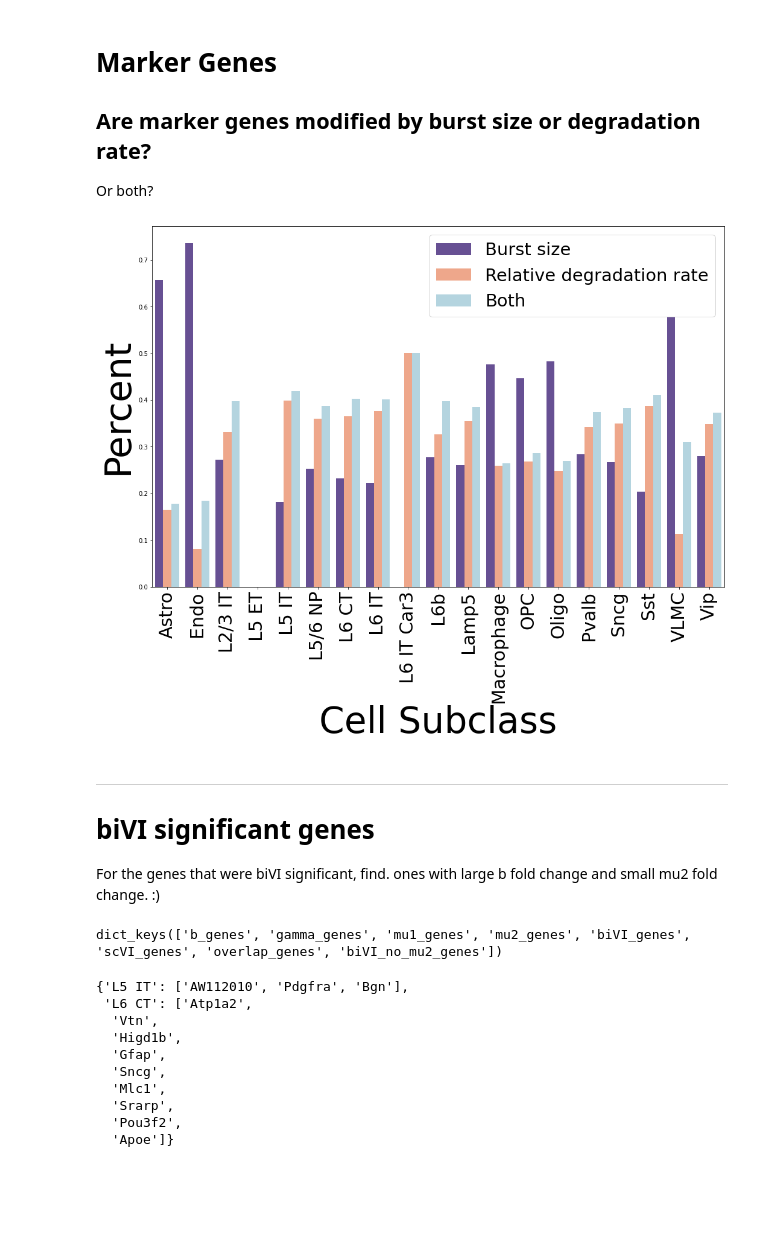
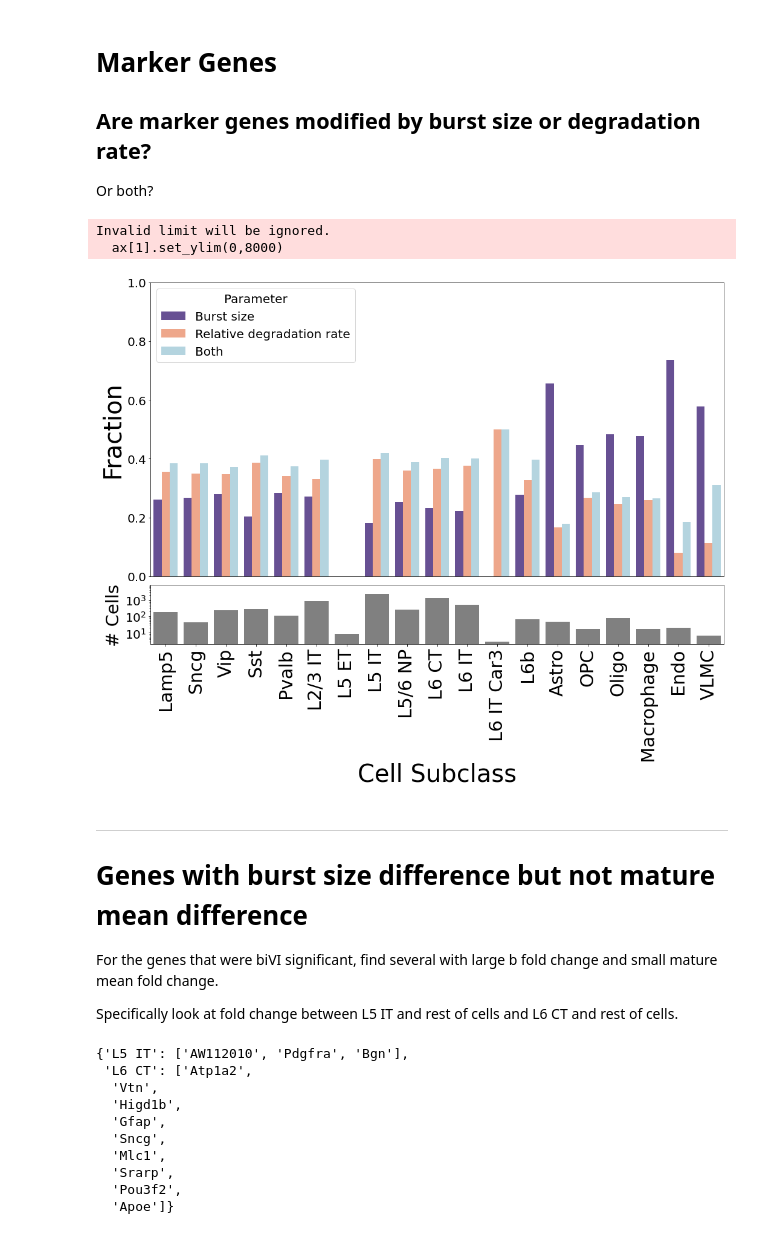
Before and after one commit to pachterlab/CGCCP_2023, a Jupyter notebook: Code/Notebooks/Analysis4_DifferentialExpression.ipynb, the cells around one changed output. Cells and saved outputs as stored; diff of their text form; code cells hidden in the pictures; blank space fills up the shorter version.

```diff
--- a/Code/Notebooks/Analysis4_DifferentialExpression.ipynb
+++ b/Code/Notebooks/Analysis4_DifferentialExpression.ipynb
@@ -383,9 +311,9 @@ plt.savefig(f'../../results/{name}_figs/biVI_DE_genes.png',bbox_inches='tight')
 Or both?
 # %%
 # store significant differentially expressed genes
-compare_b_gamma_dict = {ct : {} for ct in cluster_labels}
+compare_b_gamma_dict = {ct : {} for ct in unique_subclasses}
 
-for ct in cluster_labels:
+for ct in unique_subclasses:
     b_X = [g for g in sig_dict[ct]['b_genes'] if g not in sig_dict[ct]['gamma_genes']]
     gamma_X = [g for g in sig_dict[ct]['gamma_genes'] if g not in sig_dict[ct]['b_genes']]
     both = sig_dict[ct]['biVI_genes']
@@ -401,32 +329,51 @@ for ct in cluster_labels:
         compare_b_gamma_dict[ct]['Both'] = 0
 # %%
 df_ = pd.DataFrame(compare_b_gamma_dict).T.reset_index(inplace=False)
-df_1 = pd.DataFrame({'Cell Type' : df_['index'],'Percent' : df_['Burst size'], 'Parameter' : ['Burst size']*19})
-df_2 = pd.DataFrame({'Cell Type' : df_['index'],'Percent' : df_['Relative degradation rate'], 'Parameter' : ['Relative degradation rate']*19})
-df_3 = pd.DataFrame({'Cell Type' : df_['index'],'Percent' : df_['Both'], 'Parameter' : ['Both']*19})
+df_1 = pd.DataFrame({'Cell Sublcass' : df_['index'],'Fraction' : df_['Burst size'], 'Parameter' : ['Burst size']*19})
+df_2 = pd.DataFrame({'Cell Sublcass' : df_['index'],'Fraction' : df_['Relative degradation rate'], 'Parameter' : ['Relative degradation rate']*19})
+df_3 = pd.DataFrame({'Cell Sublcass' : df_['index'],'Fraction' : df_['Both'], 'Parameter' : ['Both']*19})
 df_plot = pd.concat([df_1,df_2,df_3],axis=0)
-# %%
-
-plt.figure(figsize = (17,11))
-plt.xticks(rotation = 90, fontsize = 30)
-sns.barplot(x='Cell Type', y='Percent', hue='Parameter', data=df_plot, palette = [cmap(200),'lightsalmon','lightblue'])
-plt.legend(loc='upper right', fontsize = 29)#bbox_to_anchor=(1.0, 0.5),
-          #ncol=1, fancybox=True)
-plt.xlabel('Cell Subclass',fontsize = 60)
-plt.ylabel('Percent',fontsize = 60)
-plt.savefig(f'../../results/{name}_figs/b_gamma_percent.png',bbox_inches='tight')
-# %% [output]
-[figure, removed]
+# %%
+fig, ax = plt.subplots(2,1,figsize = (17,11),gridspec_kw={'height_ratios': [5, 1],
+                                                         'wspace':0.0, 'hspace':0.05})
+plt.xticks(rotation = 90, fontsize = 30)
+fig.subplots_adjust(wspace=None)
+#plt.yticks(fontsize=34)
+sns.barplot(x='Cell Sublcass', y='Fraction', hue='Parameter', data=df_plot,
+            palette = [cmap(200),'lightsalmon','lightblue'], ax = ax[0])
+ax[0].set_ylabel('Fraction',fontsize = 40)
+ax[0].set_ylim(0,1.0)
+ax[0].set(xlabel=None)
+ax[0].tick_params(
+    axis='x',          # changes apply to the x-axis
+    which='both',      # both major and minor ticks are affected
+    bottom=False,      # ticks along the bottom edge are off
+    top=False,         # ticks along the top edge are off
+    labelbottom=False)
+
+
+
+sns.barplot(x=unique_subclasses,y = num_cell_type,color = 'gray',ax=ax[1])
+ax[1].set_xticklabels(unique_subclasses, rotation=90);
+ax[1].set_yscale('log')
+ax[1].set_yscale('log')
+ax[1].set_xlabel('Cell Subclass',fontsize = 40)
+ax[1].set_ylabel('# Cells',fontsize = 29)
+ax[1].set_ylim(0,8000)
+
+plt.savefig(f'../../results/{name}_figs/b_gamma_percent.png',bbox_inches='tight')
+# %% [output]
+Invalid limit will be ignored.
+  ax[1].set_ylim(0,8000)
+[figure, added]
 # %% [markdown]
 -----
 
-# biVI significant genes
+# Genes with burst size difference but not mature mean difference
 
-For the genes that were biVI significant, find. ones with large b fold change and small mu2 fold change. :)
+For the genes that were biVI significant, find several with large b fold change and small mature mean fold change.
+
+Specifically look at fold change between L5 IT and rest of cells and L6 CT and rest of cells.
-# %%
-sig_dict['L5 IT'].keys()
-# %% [output]
-dict_keys(['b_genes', 'gamma_genes', 'mu1_genes', 'mu2_genes', 'biVI_genes', 'scVI_genes', 'overlap_genes', 'biVI_no_mu2_genes'])
 # %%
 unchanged_mu2 = {}
 unchanged_mu2['L5 IT'] = list(mu2_df_scVI[(abs(mu2_df_scVI[f'L5 IT fold change']) < 0.20)].genes)
```
Also changed, not shown: parts of 18 cells of this notebook, 6 other files.
